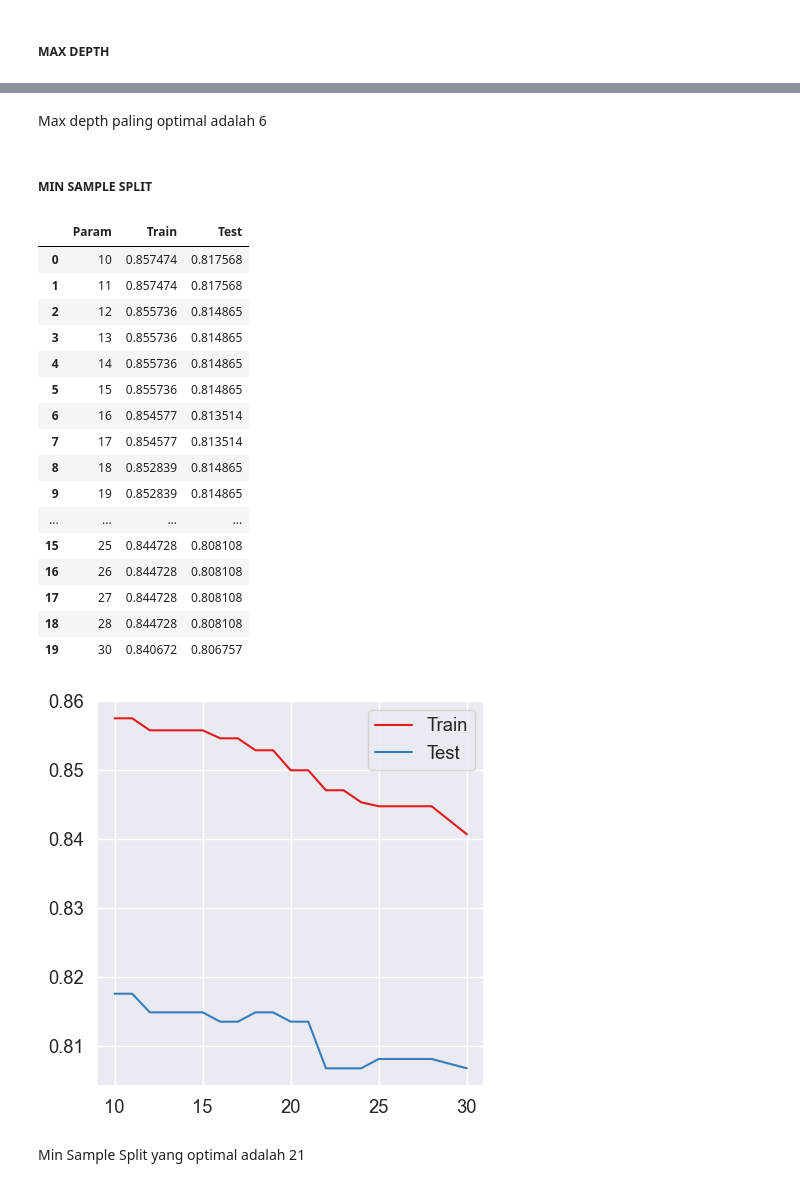
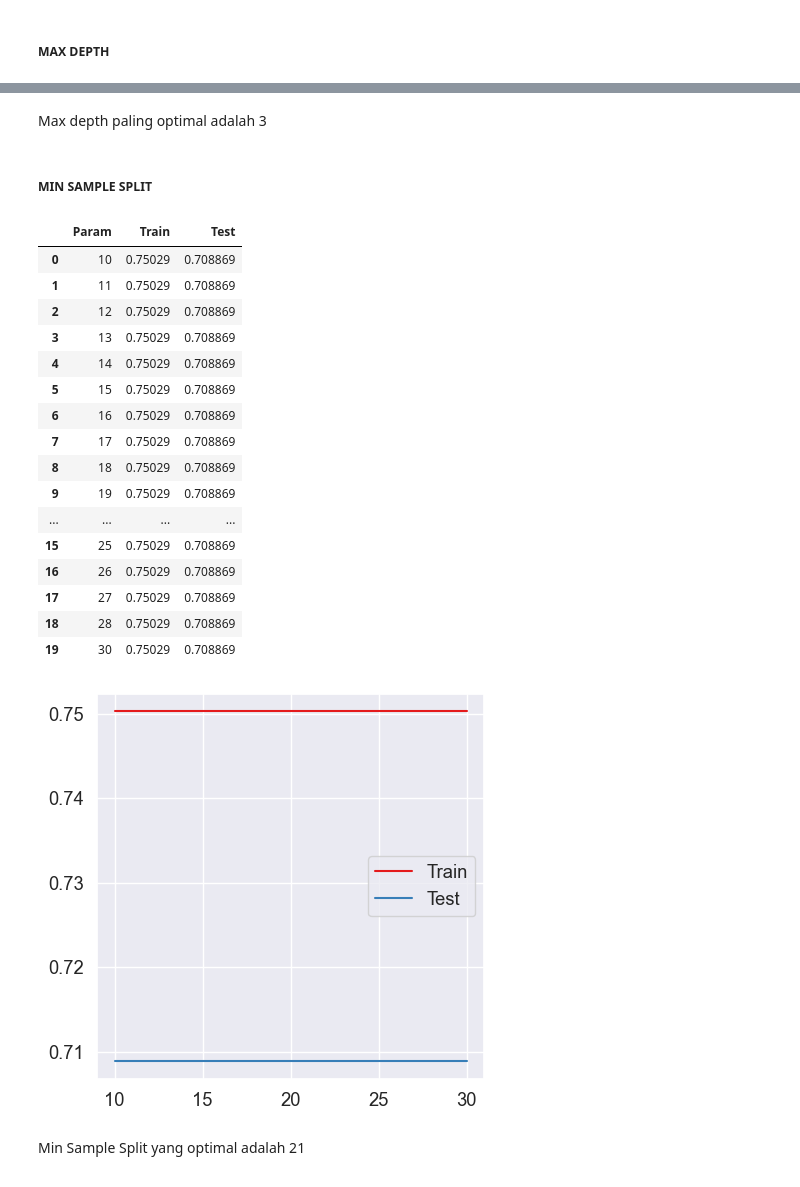
Before and after one commit to arsand07/Employee-Attrition, a Jupyter notebook: Stage 3/Stage 3.ipynb, the cells around one changed output, grey strips where cells are left out. Saved outputs shown, nothing was run; the diff lists cells and outputs as text; code cells hidden in the pictures.

```diff
--- a/Stage 3/Stage 3.ipynb
+++ b/Stage 3/Stage 3.ipynb
@@ -75,0 +78,7 @@ X_train.shape, X_test.shape, y_train.shape, y_test.shape
+# %%
+print('Before\n',y_train.value_counts())
+
+from imblearn import over_sampling
+X_train, y_train = over_sampling.SMOTE().fit_resample(X_train, y_train)
+
+print('\nAfter\n',y_train.value_counts())
@@ -314,55 +333,55 @@ pd.DataFrame({
 # %% [markdown]
-Max depth paling optimal adalah 6
+Max depth paling optimal adalah 3
 # %% [markdown]
 ##### __MIN SAMPLE SPLIT__
 # %%
 min_samples_split = [int(x) for x in np.linspace(10, 30, num = 20)]
 
 train,test, param = [],[],[]
 
 for i in min_samples_split:
-        dt  = DecisionTreeClassifier(random_state=7, max_depth=6, min_samples_split=i)
+        dt  = DecisionTreeClassifier(random_state=7, max_depth=3, min_samples_split=i)
         dt.fit(X_train, y_train)
 
         #train
         train_score = roc_auc_score(y_train, dt.predict(X_train))
         train.append(train_score)
 
         #test
         test_score = roc_auc_score(y_test, dt.predict(X_test))
         test.append(test_score)
 
         param.append(i)
 
 #buat visualisasi
 plt.figure(figsize=(5,5))
 sns.lineplot(x=param, y=train, label='Train')
 sns.lineplot(x=param, y=test, label='Test')
 
 pd.DataFrame({
         'Param':param,
         'Train':train,
         'Test':test
 })
 # %% [output]
 |  | Param | Train | Test |
-| 0 | 10 | 0.857474 | 0.817568 |
-| 1 | 11 | 0.857474 | 0.817568 |
-| 2 | 12 | 0.855736 | 0.814865 |
-| 3 | 13 | 0.855736 | 0.814865 |
-| 4 | 14 | 0.855736 | 0.814865 |
-| 5 | 15 | 0.855736 | 0.814865 |
-| 6 | 16 | 0.854577 | 0.813514 |
-| 7 | 17 | 0.854577 | 0.813514 |
-| 8 | 18 | 0.852839 | 0.814865 |
-| 9 | 19 | 0.852839 | 0.814865 |
+| 0 | 10 | 0.75029 | 0.708869 |
+| 1 | 11 | 0.75029 | 0.708869 |
+| 2 | 12 | 0.75029 | 0.708869 |
+| 3 | 13 | 0.75029 | 0.708869 |
+| 4 | 14 | 0.75029 | 0.708869 |
+| 5 | 15 | 0.75029 | 0.708869 |
+| 6 | 16 | 0.75029 | 0.708869 |
+| 7 | 17 | 0.75029 | 0.708869 |
+| 8 | 18 | 0.75029 | 0.708869 |
+| 9 | 19 | 0.75029 | 0.708869 |
 | ... | ... | ... | ... |
-| 15 | 25 | 0.844728 | 0.808108 |
-| 16 | 26 | 0.844728 | 0.808108 |
-| 17 | 27 | 0.844728 | 0.808108 |
-| 18 | 28 | 0.844728 | 0.808108 |
-| 19 | 30 | 0.840672 | 0.806757 |
+| 15 | 25 | 0.75029 | 0.708869 |
+| 16 | 26 | 0.75029 | 0.708869 |
+| 17 | 27 | 0.75029 | 0.708869 |
+| 18 | 28 | 0.75029 | 0.708869 |
+| 19 | 30 | 0.75029 | 0.708869 |
-[figure, old version]
+[figure, new version]
 # %% [markdown]
 Min Sample Split yang optimal adalah 21
 # %% [markdown]
```
Also changed, not shown: parts of 20 cells of this notebook, 2 other files.
